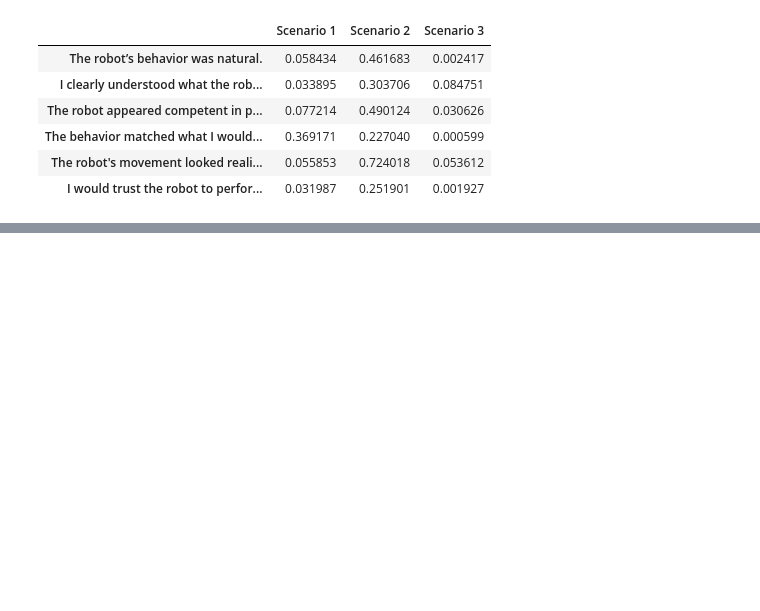
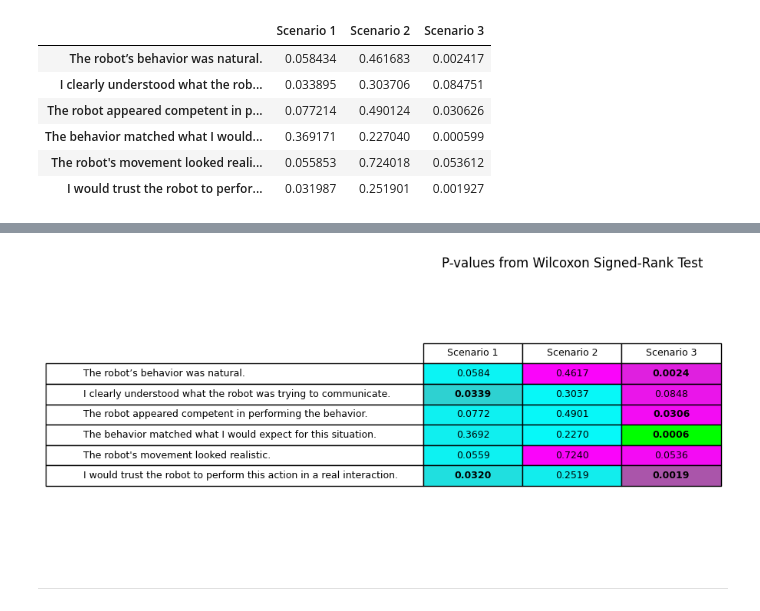
Before and after one commit to njanwani/something, a Jupyter notebook: analysis/analysis.ipynb, the cells around one changed output, grey strips where cells are left out. Drawn from its saved outputs; the diff is of its cells as text; code cells hidden in the pictures; blank space fills up the shorter version.

```diff
--- a/analysis/analysis.ipynb
+++ b/analysis/analysis.ipynb
@@ -199,0 +137,44 @@ p = 0.0023
+# %%
+import matplotlib.pyplot as plt
+
+fig, ax = plt.subplots(figsize=(10, 4))
+ax.axis('off')
+
+cell_text = ps.map(lambda x: f"{x:.4f}").values
+cell_colors = []
+for i in range(ps.shape[0]):
+    row_colors = []
+    for j in range(ps.shape[1]):
+        if dir.iloc[i, j] == 'oracle':
+            r = 1 / (1 + stats.iloc[i, j])
+            row_colors.append([r, 1 - r, 1 - r])
+        elif dir.iloc[i, j] == 'genem':
+            r = 1 / (1 + stats.iloc[i, j])
+            row_colors.append([1 - r, r, 1])
+    cell_colors.append(row_colors)
+
+table = ax.table(
+    cellText=cell_text,
+    rowLabels=ps.index,
+    colLabels=ps.columns,
+    cellLoc='center',
+    loc='center',
+    cellColours=cell_colors
+)
+table.auto_set_font_size(False)
+table.set_fontsize(9)
+table.scale(1.2, 1.5)
+
+# Bold cells with p < 0.05
+for i in range(ps.shape[0]):
+    for j in range(ps.shape[1]):
+        if ps.iloc[i, j] < 0.05:
+            table[(i + 1, j)].set_text_props(fontweight='bold')
+
+plt.title("P-values from Wilcoxon Signed-Rank Test", fontsize=12, pad=20)
+plt.tight_layout()
+plt.show()
+# %% [output]
+[figure, added]
+# %% [markdown]
+-------
```
Also changed, not shown: parts of 7 cells of this notebook, 1 other file.
